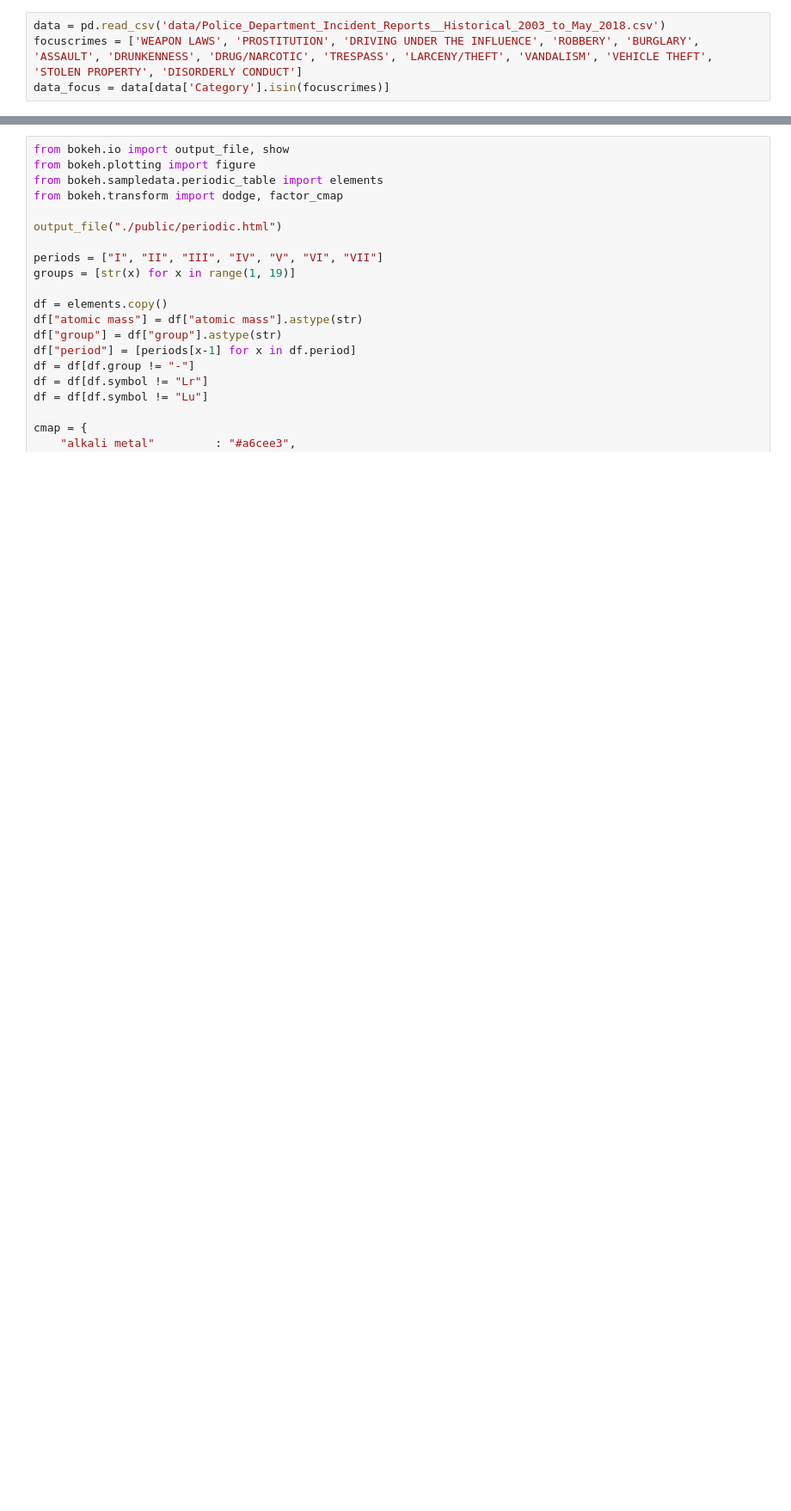
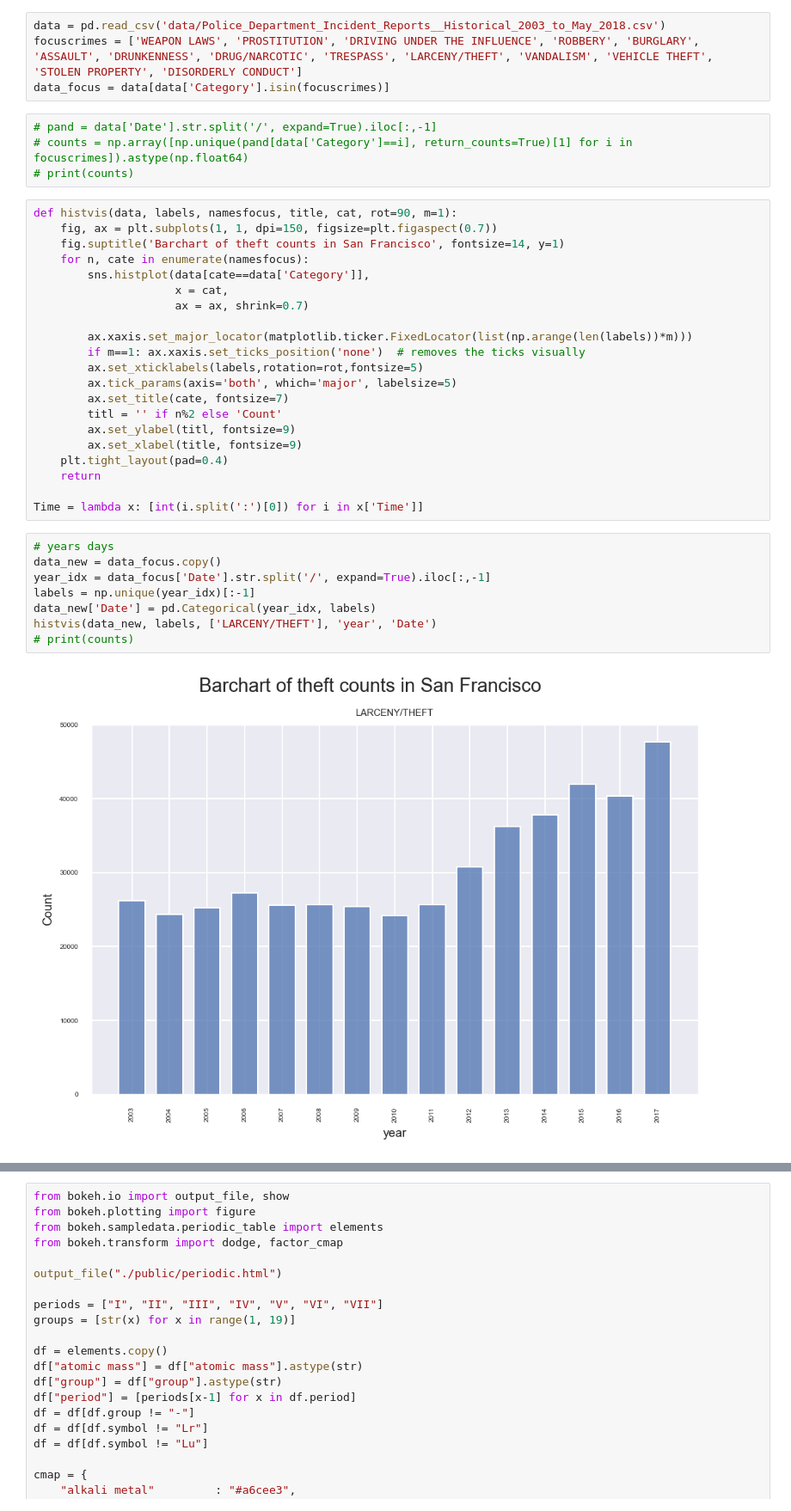
Before and after one commit to ToreVang/ToreVang.github.io, a Jupyter notebook: src.ipynb, the cells around one changed output, grey strips where cells are left out. Shown: that part at 86% size. Drawn from its saved outputs; the diff is of its cells as text; blank space fills up the shorter version.

```diff
--- a/src.ipynb
+++ b/src.ipynb
@@ -22,3 +22,38 @@ Loading BokehJS ...
 data = pd.read_csv('data/Police_Department_Incident_Reports__Historical_2003_to_May_2018.csv')
 focuscrimes = ['WEAPON LAWS', 'PROSTITUTION', 'DRIVING UNDER THE INFLUENCE', 'ROBBERY', 'BURGLARY', 'ASSAULT', 'DRUNKENNESS', 'DRUG/NARCOTIC', 'TRESPASS', 'LARCENY/THEFT', 'VANDALISM', 'VEHICLE THEFT', 'STOLEN PROPERTY', 'DISORDERLY CONDUCT']
 data_focus = data[data['Category'].isin(focuscrimes)]
+# %%
+# pand = data['Date'].str.split('/', expand=True).iloc[:,-1]
+# counts = np.array([np.unique(pand[data['Category']==i], return_counts=True)[1] for i in focuscrimes]).astype(np.float64)
+# print(counts)
+# %%
+def histvis(data, labels, namesfocus, title, cat, rot=90, m=1):
+    fig, ax = plt.subplots(1, 1, dpi=150, figsize=plt.figaspect(0.7))
+    fig.suptitle('Barchart of theft counts in San Francisco', fontsize=14, y=1)
+    for n, cate in enumerate(namesfocus):
+        sns.histplot(data[cate==data['Category']],
+                     x = cat,
+                     ax = ax, shrink=0.7)
+
+        ax.xaxis.set_major_locator(matplotlib.ticker.FixedLocator(list(np.arange(len(labels))*m)))
+        if m==1: ax.xaxis.set_ticks_position('none')  # removes the ticks visually
+        ax.set_xticklabels(labels,rotation=rot,fontsize=5)
+        ax.tick_params(axis='both', which='major', labelsize=5)
+        ax.set_title(cate, fontsize=7)
+        titl = '' if n%2 else 'Count'
+        ax.set_ylabel(titl, fontsize=9)
+        ax.set_xlabel(title, fontsize=9)
+    plt.tight_layout(pad=0.4)
+    return
+
+Time = lambda x: [int(i.split(':')[0]) for i in x['Time']]
+# %%
+# years days
+data_new = data_focus.copy()
+year_idx = data_focus['Date'].str.split('/', expand=True).iloc[:,-1]
+labels = np.unique(year_idx)[:-1]
+data_new['Date'] = pd.Categorical(year_idx, labels)
+histvis(data_new, labels, ['LARCENY/THEFT'], 'year', 'Date')
+# print(counts)
+# %% [output]
+[figure, added]
```
Also changed, not shown: parts of 7 cells of this notebook, 6 other files.
